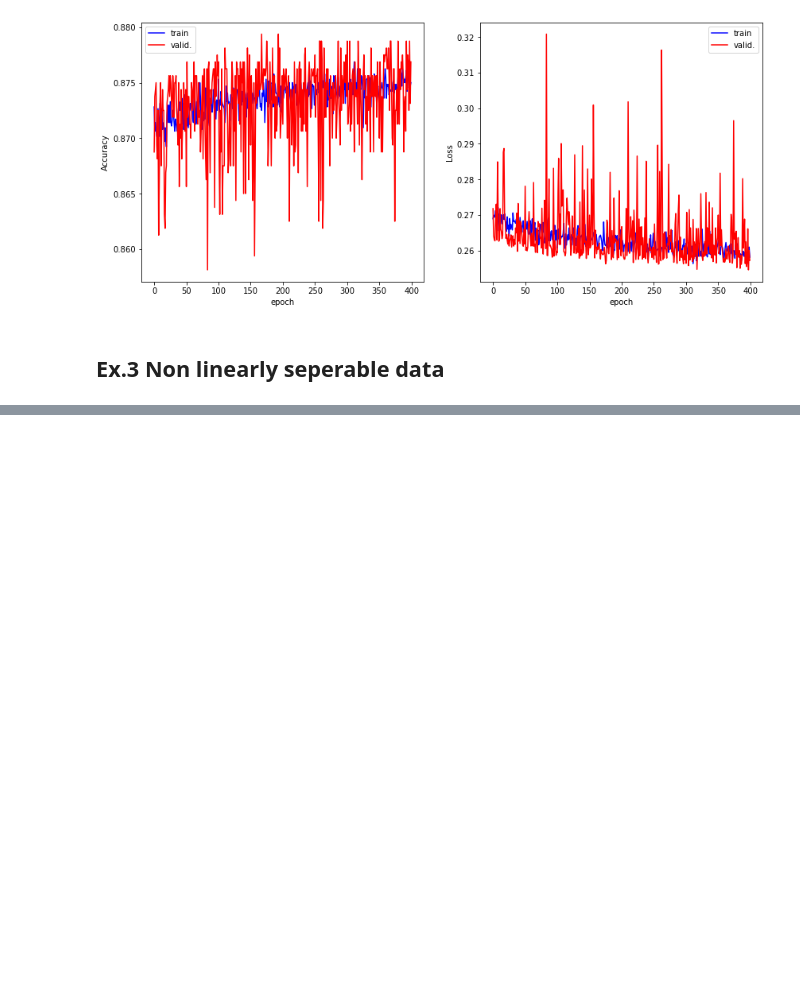
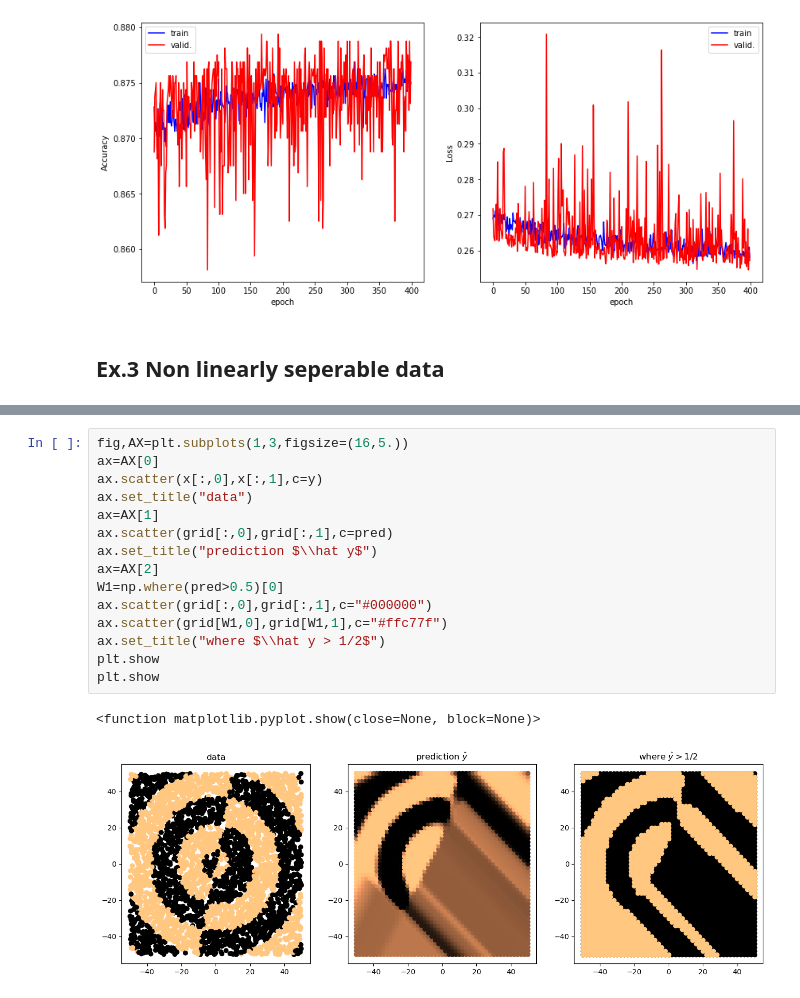
Before and after one commit to threeblueonebrowneyes/lcpb-homework, a Jupyter notebook: HW_01/ex_1.ipynb, the cells around one changed output, grey strips where cells are left out. Drawn from its saved outputs; the diff is of its cells as text; blank space fills up the shorter version.

```diff
--- a/HW_01/ex_1.ipynb
+++ b/HW_01/ex_1.ipynb
@@ -499,0 +548,18 @@ ax.legend()
+# %%
+fig,AX=plt.subplots(1,3,figsize=(16,5.))
+ax=AX[0]
+ax.scatter(x[:,0],x[:,1],c=y)
+ax.set_title("data")
+ax=AX[1]
+ax.scatter(grid[:,0],grid[:,1],c=pred)
+ax.set_title("prediction $\\hat y$")
+ax=AX[2]
+W1=np.where(pred>0.5)[0]
+ax.scatter(grid[:,0],grid[:,1],c="#000000")
+ax.scatter(grid[W1,0],grid[W1,1],c="#ffc77f")
+ax.set_title("where $\\hat y > 1/2$")
+plt.show
+plt.show
+# %% [output]
+<function matplotlib.pyplot.show(close=None, block=None)>
+[figure, added]
```
Also changed, not shown: parts of 21 cells of this notebook.
